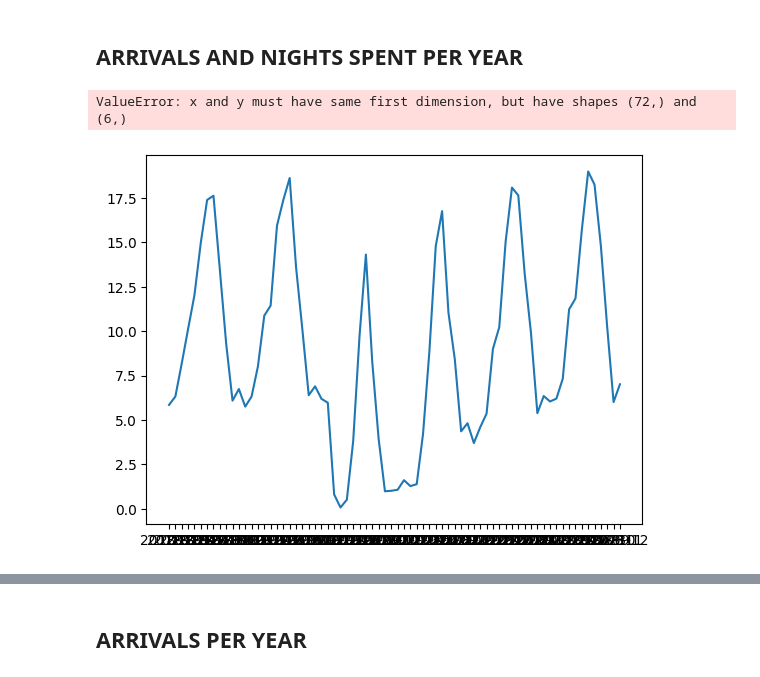
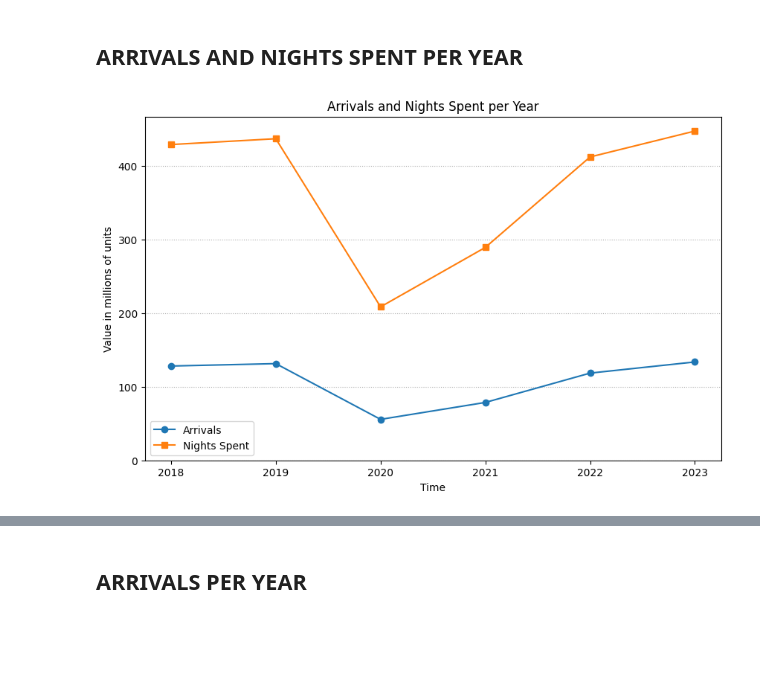
Before and after one commit to T0ls/data-Visualization, a Jupyter notebook: code/index.ipynb, the cells around one changed output, grey strips where cells are left out. Cells and saved outputs as stored; diff of their text form; code cells hidden in the pictures; blank space fills up the shorter version.

Commit message:
feat: new graphs

```diff
--- a/code/index.ipynb
+++ b/code/index.ipynb
@@ -56,8 +56,24 @@ def get_curr(d):
   d[(d.index >= 2020) & (d.index <= 2021)]
 def get_post(d):
   d[d.index >= 2022]
-# %%
-arrivals.index
-# %% [output]
-ValueError: x and y must have same first dimension, but have shapes (72,) and (6,)
-[figure, removed]
+# %%
+fig, ax = plt.subplots(figsize=(10, 6))
+
+# Plotting arrivals
+ax.plot(arrivals.index, arrivals['OBS_VALUE'], 'o-', label='Arrivals')
+
+# Plotting nights spent
+ax.plot(nights_spent.index, nights_spent['OBS_VALUE'], 's-', label='Nights Spent')
+
+# Adding labels and title
+ax.set_ylabel("Value in millions of units")
+ax.set_xlabel("Time")
+ax.legend()
+ax.set_title("Arrivals and Nights Spent per Year")
+ax.grid(True, axis='y', linestyle=':')
+
+ax.set_ylim(bottom=0)
+
+plt.show()
+# %% [output]
+[figure, added]
```
Also changed, not shown: parts of 5 cells of this notebook.
